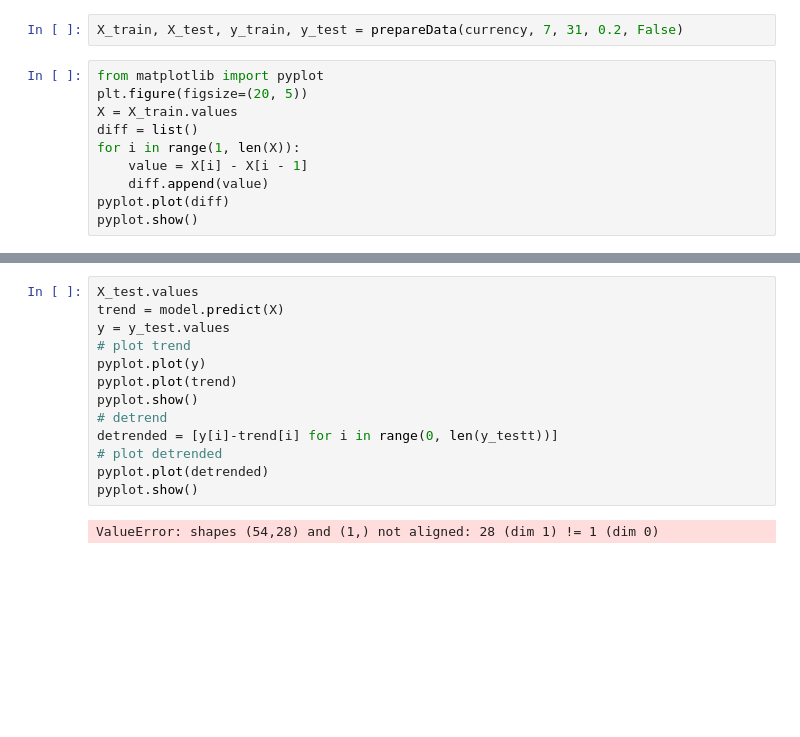
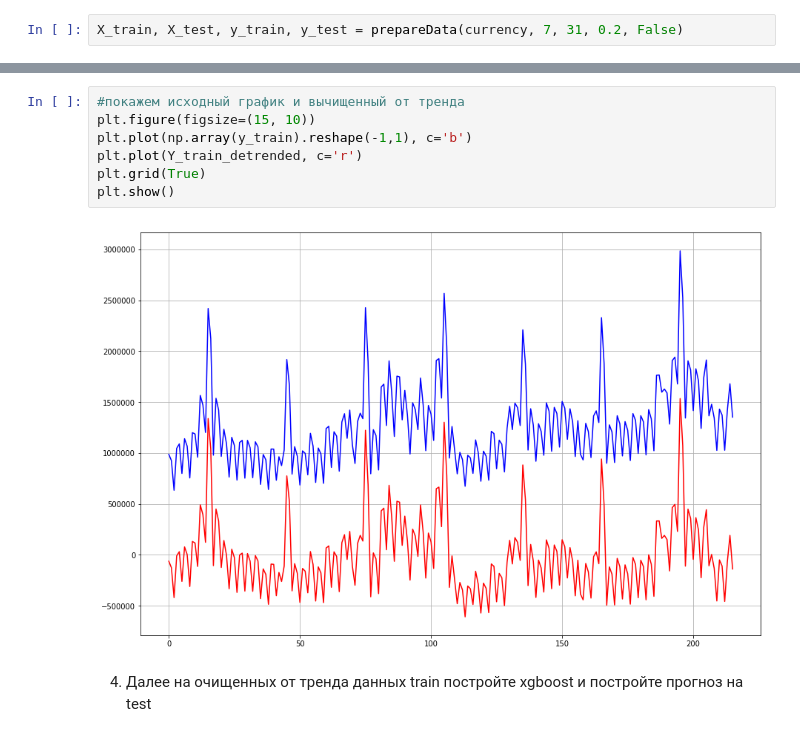
Before and after one commit to artwist-polyakov/sfml, a Jupyter notebook: hw_08/TimeSeries_in_Python_HW.ipynb, the cells around one changed output, grey strips where cells are left out. Saved outputs shown, nothing was run; the diff lists cells and outputs as text; blank space fills up the shorter version.

```diff
--- a/hw_08/TimeSeries_in_Python_HW.ipynb
+++ b/hw_08/TimeSeries_in_Python_HW.ipynb
@@ -771,12 +826,2 @@ plotModelResults(xgb,
 # %%
 X_train, X_test, y_train, y_test = prepareData(currency, 7, 31, 0.2, False)
-# %%
-from matplotlib import pyplot
-plt.figure(figsize=(20, 5))
-X = X_train.values
-diff = list()
-for i in range(1, len(X)):
-    value = X[i] - X[i - 1]
-    diff.append(value)
-pyplot.plot(diff)
-pyplot.show()
@@ -848,15 +862,11 @@ X_test
-# %%
-X_test.values
-trend = model.predict(X)
-y = y_test.values
-# plot trend
-pyplot.plot(y)
-pyplot.plot(trend)
-pyplot.show()
-# detrend
-detrended = [y[i]-trend[i] for i in range(0, len(y_testt))]
-# plot detrended
-pyplot.plot(detrended)
-pyplot.show()
-# %% [output]
-ValueError: shapes (54,28) and (1,) not aligned: 28 (dim 1) != 1 (dim 0)
+# %%
+#покажем исходный график и вычищенный от тренда
+plt.figure(figsize=(15, 10))
+plt.plot(np.array(y_train).reshape(-1,1), c='b')
+plt.plot(Y_train_detrended, c='r')
+plt.grid(True)
+plt.show()
+# %% [output]
+[figure, added]
+# %% [markdown]
+4) Далее на очищенных от тренда данных train постройте xgboost и постройте прогноз на test
```
Also changed, not shown: parts of 11 cells of this notebook.
